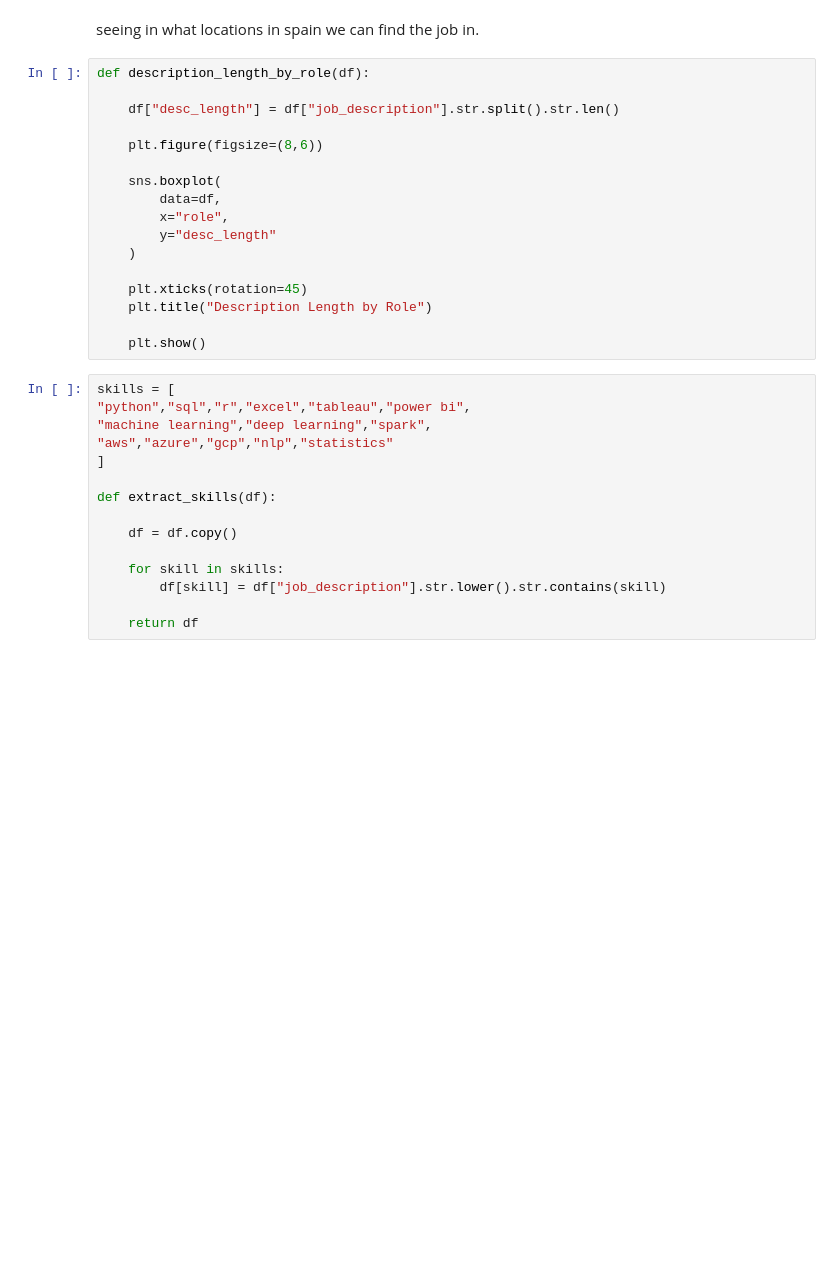
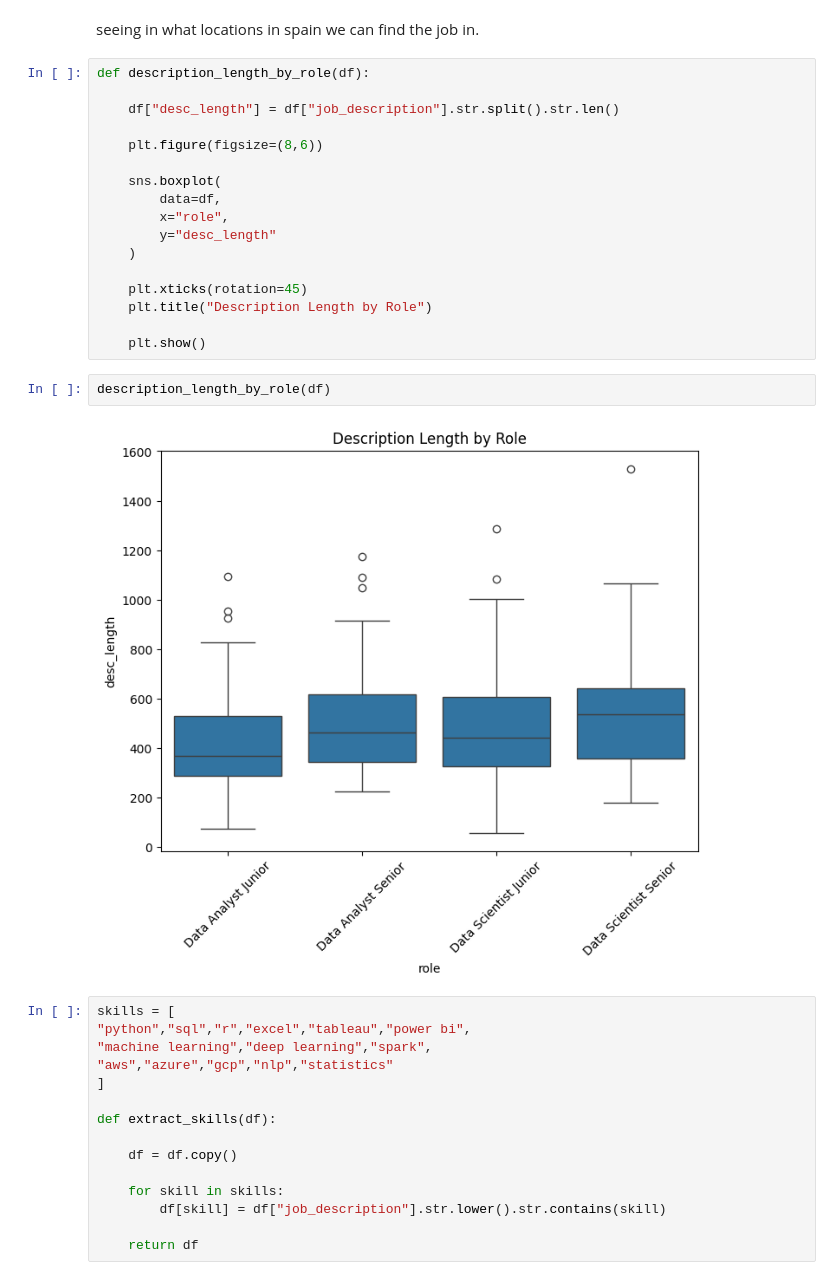
Before and after one commit to gail-mar/final_project, a Jupyter notebook: EDA/EDA.ipynb, the cells around one changed output. Saved outputs shown, nothing was run; the diff lists cells and outputs as text; blank space fills up the shorter version.

```diff
--- a/EDA/EDA.ipynb
+++ b/EDA/EDA.ipynb
@@ -460,6 +465,10 @@ def description_length_by_role(df):
     plt.title("Description Length by Role")
 
     plt.show()
+# %%
+description_length_by_role(df)
+# %% [output]
+[figure, added]
 # %%
 skills = [
 "python","sql","r","excel","tableau","power bi",
```
Also changed, not shown: parts of 16 cells of this notebook, 1 other file.
